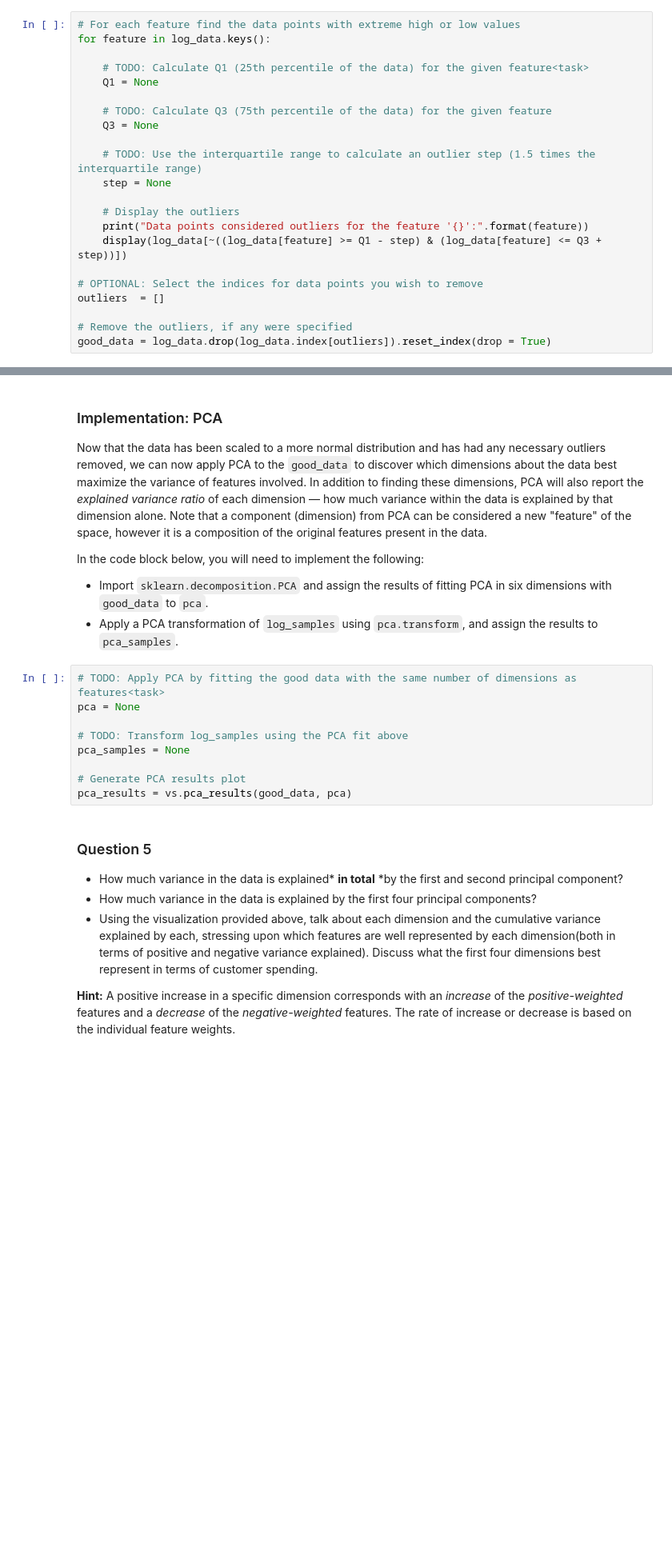
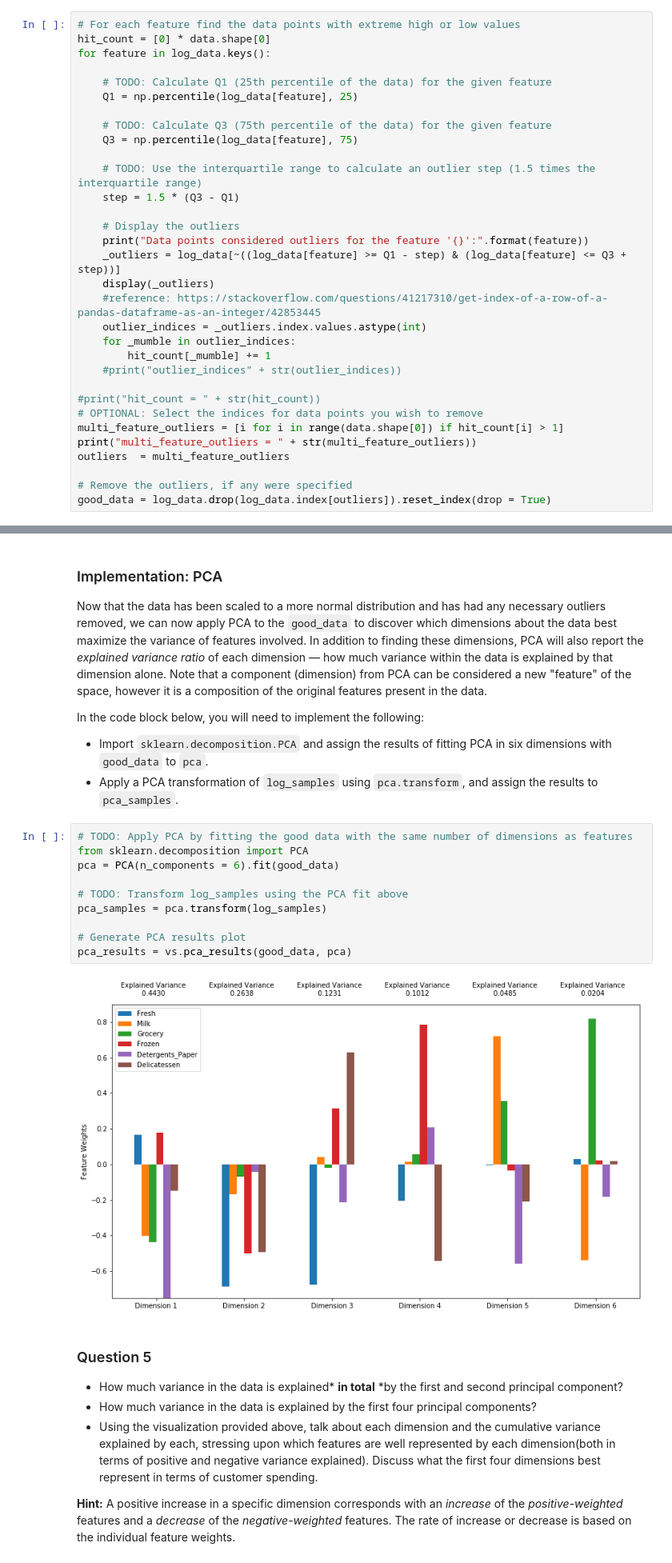
Before and after one commit to evtHsa/customer_segments, a Jupyter notebook: customer_segments.ipynb, the cells around one changed output, grey strips where cells are left out. Shown at 80% size. Drawn from its saved outputs; the diff is of its cells as text; blank space fills up the shorter version.

```diff
--- a/customer_segments.ipynb
+++ b/customer_segments.ipynb
@@ -259,22 +309,32 @@ Once you have performed this implementation, the dataset will be stored in the v
 # %%
 # For each feature find the data points with extreme high or low values
+hit_count = [0] * data.shape[0]
 for feature in log_data.keys():
 
-    # TODO: Calculate Q1 (25th percentile of the data) for the given feature<task>
-    Q1 = None
+    # TODO: Calculate Q1 (25th percentile of the data) for the given feature
+    Q1 = np.percentile(log_data[feature], 25)
 
     # TODO: Calculate Q3 (75th percentile of the data) for the given feature
-    Q3 = None
+    Q3 = np.percentile(log_data[feature], 75)
 
     # TODO: Use the interquartile range to calculate an outlier step (1.5 times the interquartile range)
-    step = None
+    step = 1.5 * (Q3 - Q1)
 
     # Display the outliers
     print("Data points considered outliers for the feature '{}':".format(feature))
-    display(log_data[~((log_data[feature] >= Q1 - step) & (log_data[feature] <= Q3 + step))])
+    _outliers = log_data[~((log_data[feature] >= Q1 - step) & (log_data[feature] <= Q3 + step))]
+    display(_outliers)
+    #reference: https://stackoverflow.com/questions/41217310/get-index-of-a-row-of-a-pandas-dataframe-as-an-integer/42853445
+    outlier_indices = _outliers.index.values.astype(int)
+    for _mumble in outlier_indices:
+        hit_count[_mumble] += 1
+    #print("outlier_indices" + str(outlier_indices))
 
+#print("hit_count = " + str(hit_count))
 # OPTIONAL: Select the indices for data points you wish to remove
-outliers  = []
+multi_feature_outliers = [i for i in range(data.shape[0]) if hit_count[i] > 1]
+print("multi_feature_outliers = " + str(multi_feature_outliers))
+outliers  = multi_feature_outliers
 
 # Remove the outliers, if any were specified
 good_data = log_data.drop(log_data.index[outliers]).reset_index(drop = True)
@@ -299,14 +425,17 @@ In the code block below, you will need to implement the following:
  - Import `sklearn.decomposition.PCA` and assign the results of fitting PCA in six dimensions with `good_data` to `pca`.
  - Apply a PCA transformation of `log_samples` using `pca.transform`, and assign the results to `pca_samples`.
 # %%
-# TODO: Apply PCA by fitting the good data with the same number of dimensions as features<task>
-pca = None
+# TODO: Apply PCA by fitting the good data with the same number of dimensions as features
+from sklearn.decomposition import PCA
+pca = PCA(n_components = 6).fit(good_data)
 
 # TODO: Transform log_samples using the PCA fit above
-pca_samples = None
+pca_samples = pca.transform(log_samples)
 
 # Generate PCA results plot
 pca_results = vs.pca_results(good_data, pca)
+# %% [output]
+[figure, added]
 # %% [markdown]
 ### Question 5
 
```
Also changed, not shown: parts of 38 cells of this notebook, 1 other file.
